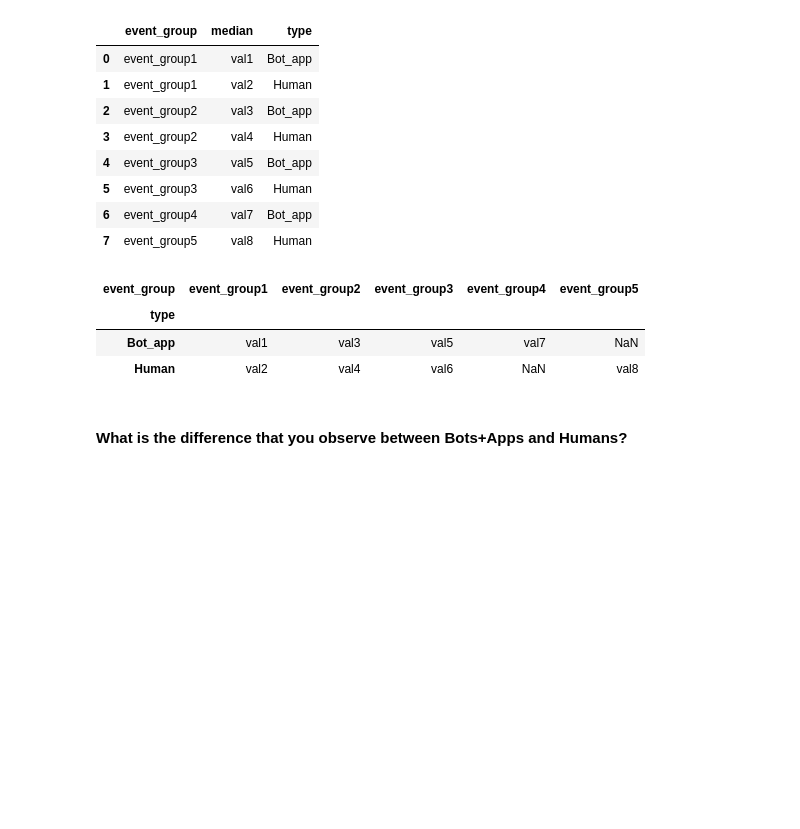
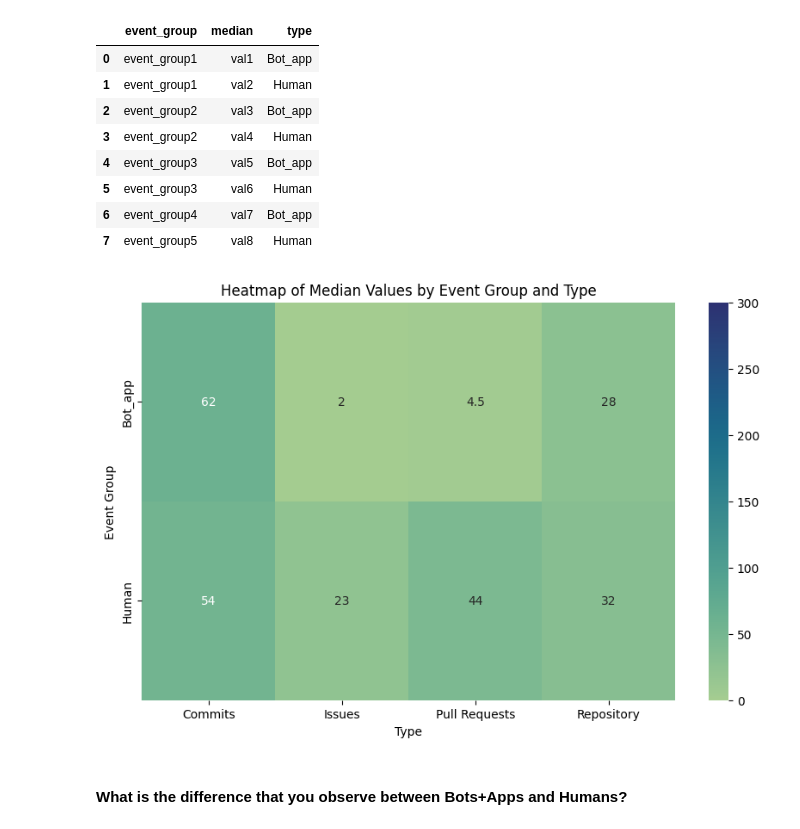
Before and after one commit to NosalVictor/Software_Evolution_TP3_2024, a Jupyter notebook: TP3_template.ipynb, the cells around one changed output. Drawn from its saved outputs; the diff is of its cells as text; code cells hidden in the pictures; blank space fills up the shorter version.

```diff
--- a/TP3_template.ipynb
+++ b/TP3_template.ipynb
@@ -480,4 +561,18 @@ df_medians
 | 6 | event_group4 | val7 | Bot_app |
 | 7 | event_group5 | val8 | Human |
 # %%
-# YOUR CODE BELOW
+final_df['type'] = final_df['type'].replace({'Bot': 'Bot_app', 'App': 'Bot_app'})
+
+results = []
+
+for event_group in ['Commits', 'Issues', 'Pull Requests', 'Repository']:
+    medians_human = final_df[final_df['type'] == 'Human'][event_group].median()
+    medians_bot_app = final_df[final_df['type'] == 'Bot_app'][event_group].median()
+
+    results.append({'event_group': event_group, 'median': medians_human, 'type': 'Human'})
+
+    results.append({'event_group': event_group, 'median': medians_bot_app, 'type': 'Bot_app'})
+
+median_df = pd.DataFrame(results)
+
+print(median_df)
@@ -514,14 +619,18 @@ df_medians
 | 7 | event_group5 | val8 | Human |
 # %%
 # pivot the main DataFrame
-df_medians.pivot(index='type', columns='event_group', values='median')#.reset_index().rename_axis(None,axis=1)
+plot_df = median_df.pivot(index='type', columns='event_group', values='median').reset_index().rename_axis(None,axis=1)
-# %% [output]
-| event_group | event_group1 | event_group2 | event_group3 | event_group4 | event_group5 |
-| type |  |  |  |  |  |
-| Bot_app | val1 | val3 | val5 | val7 | NaN |
-| Human | val2 | val4 | val6 | NaN | val8 |
 # %%
-# YOUR CODE BELOW
+plot_df.set_index('type', inplace=True)
+
+plt.figure(figsize=(10, 6))
+sns.heatmap(plot_df, annot=True, vmin=0, vmax=300, cmap="crest")
+plt.title('Heatmap of Median Values by Event Group and Type')
+plt.xlabel('Type')
+plt.ylabel('Event Group')
+plt.show()
+# %% [output]
+[figure, added]
 # %%
 # YOUR CODE BELOW
 # %% [markdown]
```
Also changed, not shown: parts of 12 cells of this notebook.
